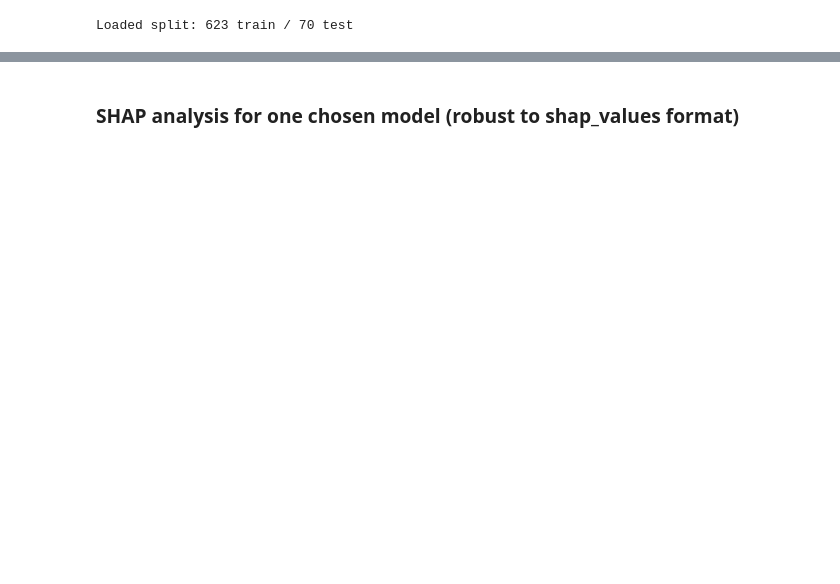
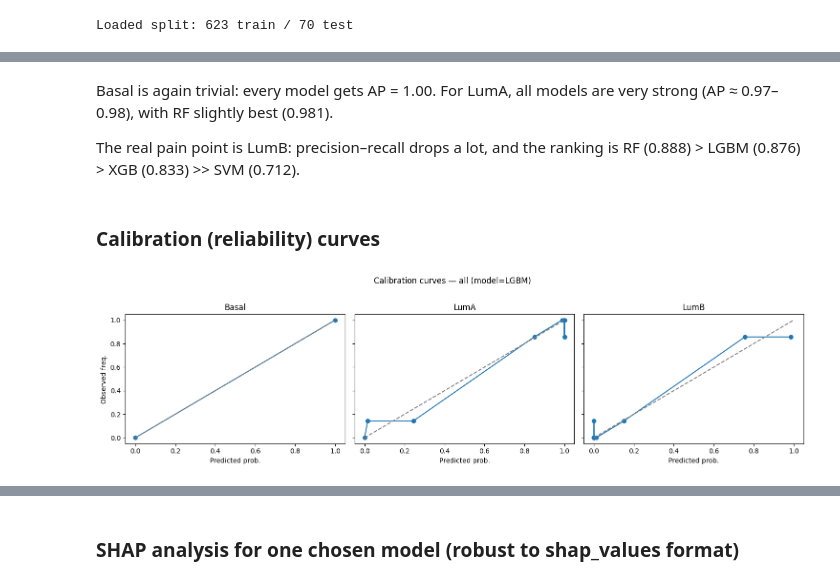
Before and after one commit to a-nadeem9/brca-epigenetic-age-acceleration-immune-multiomics-classifier, a Jupyter notebook: notebooks/05_multiclass_classification.ipynb, the cells around one changed output, grey strips where cells are left out. Saved outputs shown, nothing was run; the diff lists cells and outputs as text; code cells hidden in the pictures; blank space fills up the shorter version.

```diff
--- a/notebooks/05_multiclass_classification.ipynb
+++ b/notebooks/05_multiclass_classification.ipynb
@@ -393,0 +469,39 @@ You can set `force_col_wise=true` to remove the overhead.
+# %% [markdown]
+Basal is again trivial: every model gets AP = 1.00. For LumA, all models are very strong (AP ≈ 0.97–0.98), with RF slightly best (0.981).
+
+The real pain point is LumB: precision–recall drops a lot, and the ranking is RF (0.888) > LGBM (0.876) > XGB (0.833) >> SVM (0.712).
+# %% [markdown]
+### Calibration (reliability) curves
+# %%
+from sklearn.calibration import calibration_curve
+
+def plot_calibration_per_class(fs_name, X_sets, fine_models, results, X_ix, y, train_idx, test_idx, lbl, n_bins=10):
+    import matplotlib.pyplot as plt
+    best_name = max(  # pick the best model on Hold BA (or pick explicitly)
+        [(name, balanced_accuracy_score(y[test_idx], results[(fs_name,name)].predict(X_ix[test_idx])))
+         for name in fine_models.keys()],
+        key=lambda x: x[1]
+    )[0]
+    best = results[(fs_name, best_name)]
+    prob = best.predict_proba(X_ix[test_idx])
+
+    fig, axs = plt.subplots(1, len(lbl), figsize=(5*len(lbl), 4), sharex=True, sharey=True)
+    axs = np.atleast_1d(axs)
+
+    for k, lab in enumerate(lbl):
+        y_true = (y[test_idx] == k).astype(int)
+        frac_pos, mean_pred = calibration_curve(y_true, prob[:, k], n_bins=n_bins, strategy="quantile")
+        axs[k].plot(mean_pred, frac_pos, marker="o", lw=1.5)
+        axs[k].plot([0,1],[0,1],"--", color="gray")
+        axs[k].set_title(f"{lab}")
+        axs[k].set_xlabel("Predicted prob.")
+        if k == 0:
+            axs[k].set_ylabel("Observed freq.")
+
+    fig.suptitle(f"Calibration curves — {fs_name} (model={best_name})", y=1.02)
+    plt.tight_layout()
+    plt.show()
+# %%
+plot_calibration_per_class("all", X_sets, fine_models, results, X_ix, y, train_idx, test_idx, lbl)
+# %% [output]
+[figure, added]
```
Also changed, not shown: parts of 19 cells of this notebook, 4 other files.
